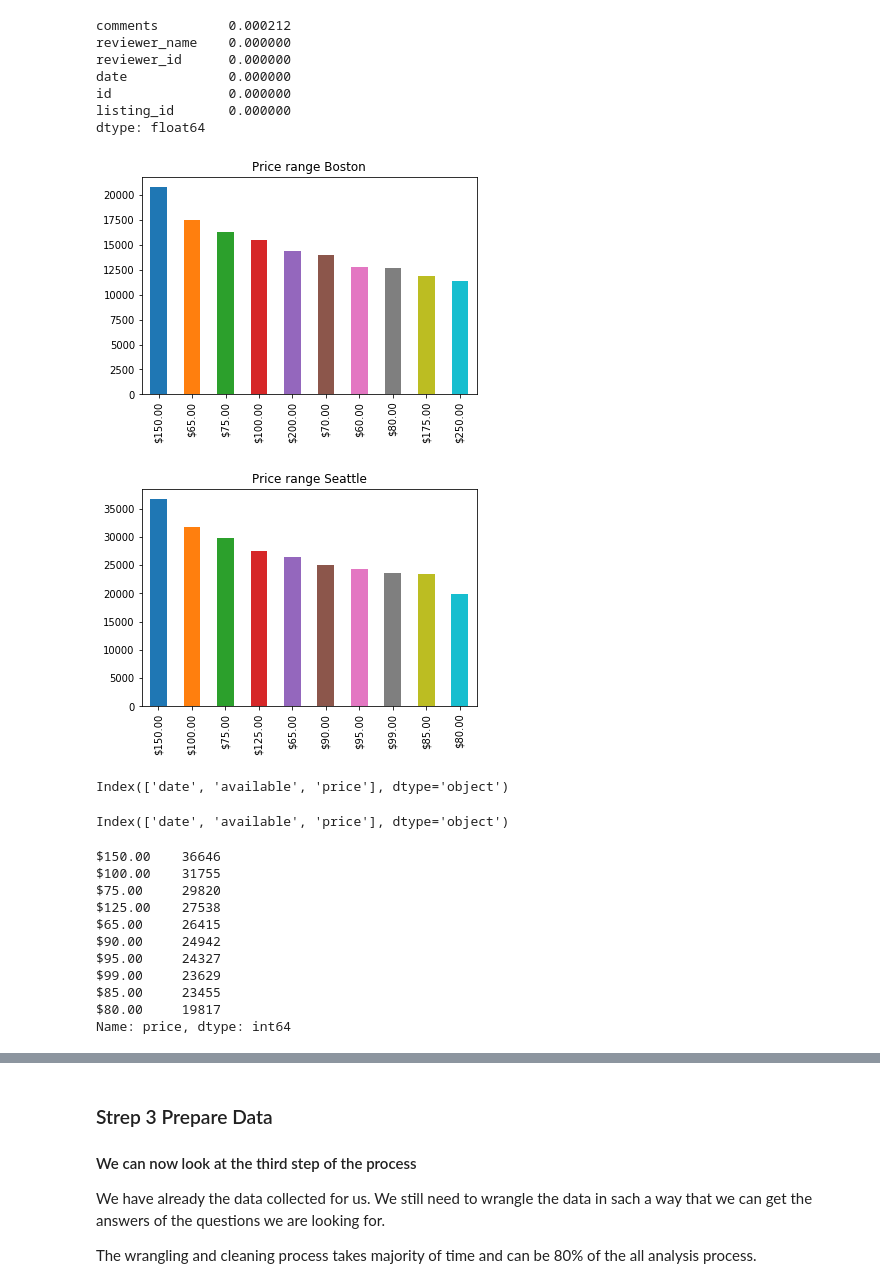
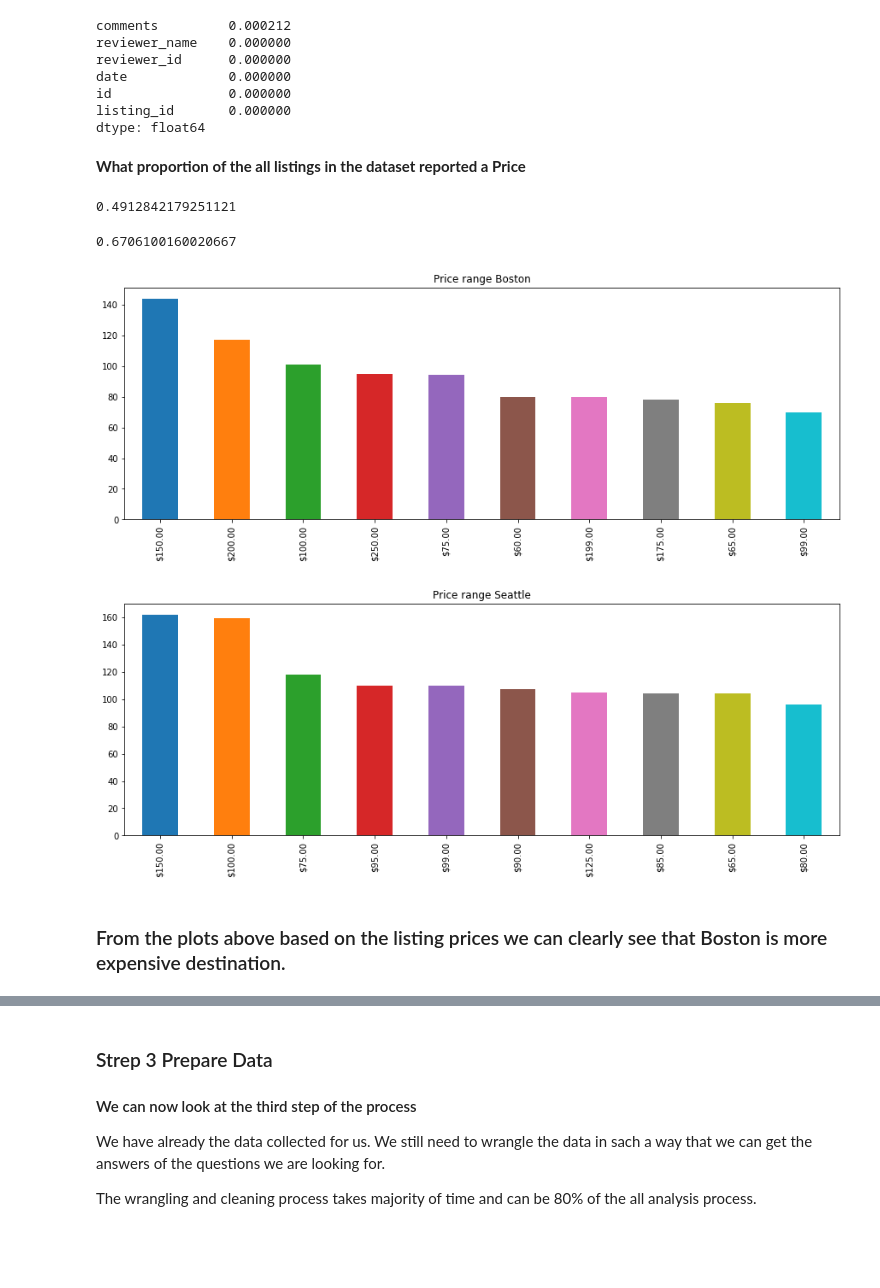
Before and after one commit to vasilyor/DataScienceBlogPost, a Jupyter notebook: DataScienceBlogPost.ipynb, the cells around one changed output, grey strips where cells are left out. Saved outputs shown, nothing was run; the diff lists cells and outputs as text; code cells hidden in the pictures; blank space fills up the shorter version.

```diff
--- a/DataScienceBlogPost.ipynb
+++ b/DataScienceBlogPost.ipynb
@@ -201,37 +382,35 @@ date             0.000000
 id               0.000000
 listing_id       0.000000
 dtype: float64
+# %% [markdown]
+**What proportion of the all listings in the dataset reported a Price**
+# %%
+prop_b_price = df_b_cal.notnull()['price'].mean() #Boston
+#prop_b_price = 1 - df_b_cal.isnull()['price'].mean() #Boston
+prop_b_price
+# %% [output]
+0.4912842179251121
+# %%
+#prop_s_price = df_s_cal.notnull()['price'].mean() #Seattle
+prop_s_price = 1 - df_s_cal.isnull()['price'].mean()
+prop_s_price
+# %% [output]
+0.6706100160020667
 # %%
-price10_b = df_b_cal.price.value_counts().head(10)
+price10_b = df_b_list.price.value_counts().head(10)
+#price10_b = df_b_cal.price.value_counts().head(10)
 price10_b.plot(kind="bar");
 plt.title("Price range Boston");
+plt.rcParams["figure.figsize"] = (15,5);
 # %% [output]
-[figure, old version]
+[figure, new version]
 # %%
-price10_s = df_s_cal.price.value_counts().head(10)
+price10_s = df_s_list.price.value_counts().head(10)
+#price10_s = df_s_cal.price.value_counts().head(10)
 price10_s.plot(kind="bar");
 plt.title("Price range Seattle");
+plt.rcParams["figure.figsize"] = (15,5);
 # %% [output]
-[figure, old version]
+[figure, new version]
-# %%
-df_s_cal.select_dtypes(exclude=['int', 'float']).columns
-# %% [output]
-Index(['date', 'available', 'price'], dtype='object')
-# %%
-df_s_cal.select_dtypes(include=['category', object]).columns
-# %% [output]
-Index(['date', 'available', 'price'], dtype='object')
-# %%
-price10_b ; price10_s
-# %% [output]
-$150.00    36646
-$100.00    31755
-$75.00     29820
-$125.00    27538
-$65.00     26415
-$90.00     24942
-$95.00     24327
-$99.00     23629
-$85.00     23455
-$80.00     19817
-Name: price, dtype: int64
+# %% [markdown]
+### From the plots above based on the listing prices we can clearly see that Boston is more expensive destination.
```
Also changed, not shown: parts of 73 cells of this notebook.
